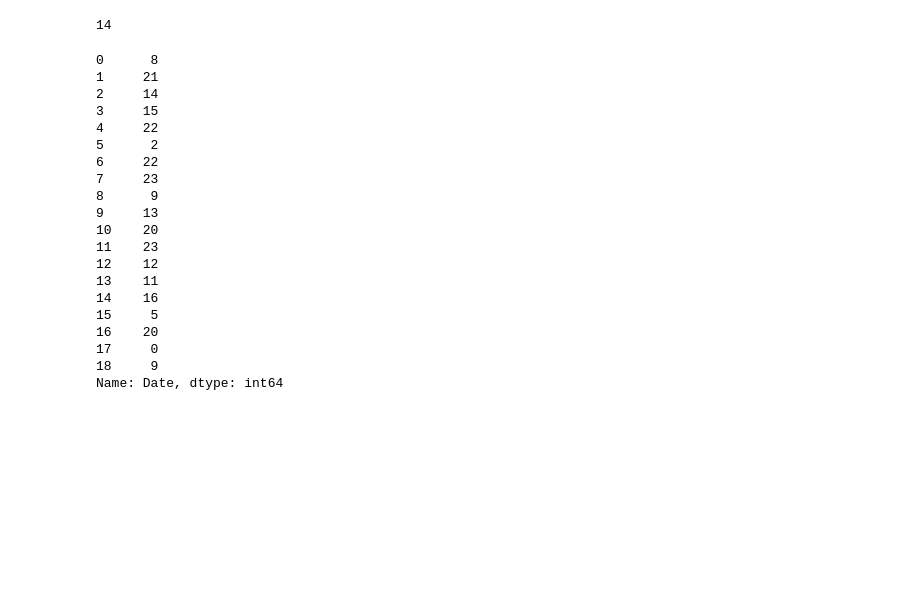
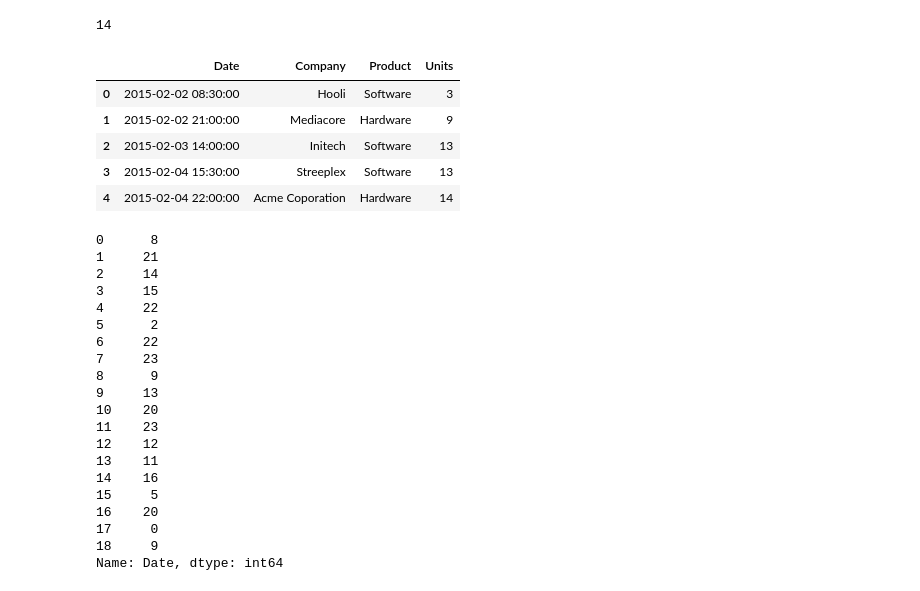
Before and after one commit to jc7qx/pylearning, a Jupyter notebook: dataExploratory.ipynb, the cells around one changed output. Drawn from its saved outputs; the diff is of its cells as text; code cells hidden in the pictures; blank space fills up the shorter version.

```diff
--- a/dataExploratory.ipynb
+++ b/dataExploratory.ipynb
@@ -636,6 +646,14 @@ sales['Product'].str.contains('ware').sum()
 14
 # %%
 sales = pd.read_csv('data/sales-Feb-2015.csv', parse_dates=['Date'])
+sales.head()
+# %% [output]
+|  | Date | Company | Product | Units |
+| 0 | 2015-02-02 08:30:00 | Hooli | Software | 3 |
+| 1 | 2015-02-02 21:00:00 | Mediacore | Hardware | 9 |
+| 2 | 2015-02-03 14:00:00 | Initech | Software | 13 |
+| 3 | 2015-02-04 15:30:00 | Streeplex | Software | 13 |
+| 4 | 2015-02-04 22:00:00 | Acme Coporation | Hardware | 14 |
 # %%
 sales['Date'].dt.hour
 # %% [output]
```
Also changed, not shown: parts of 14 cells of this notebook, 6 other files.
